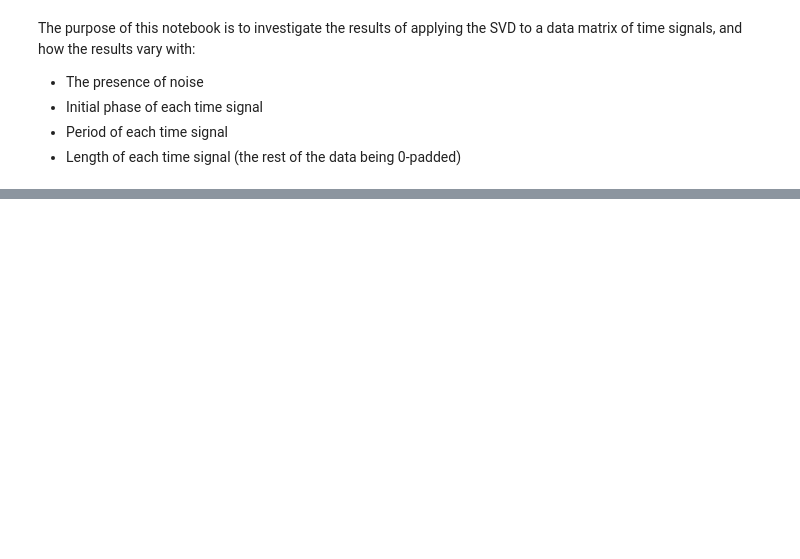
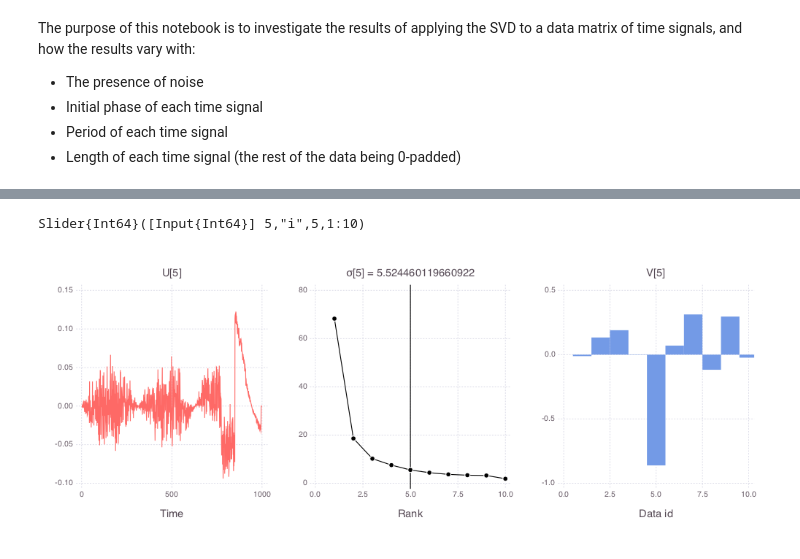
Before and after one commit to jiahao/ijulia-notebooks-assorted, a Jupyter notebook: SVD of signals.ipynb, the cells around one changed output, grey strips where cells are left out. Drawn from its saved outputs; the diff is of its cells as text; code cells hidden in the pictures; blank space fills up the shorter version.

```diff
--- a/SVD of signals.ipynb
+++ b/SVD of signals.ipynb
@@ -62,3 +91,8 @@ S = svdfact(data);
 # %%
-set_default_plot_size(24cm, 8cm)
-@manipulate for i=1:min(nt,nd) plotsvd(S, i) end
+set_default_plot_size(1000px, 400px)
+@manipulate for i=1:size(S[:S], 1)
+    plotsvd(S, i)
+end
+# %% [output]
+Slider{Int64}([Input{Int64}] 5,"i",5,1:10)
+[figure, added]
```
Also changed, not shown: parts of 5 cells of this notebook.
